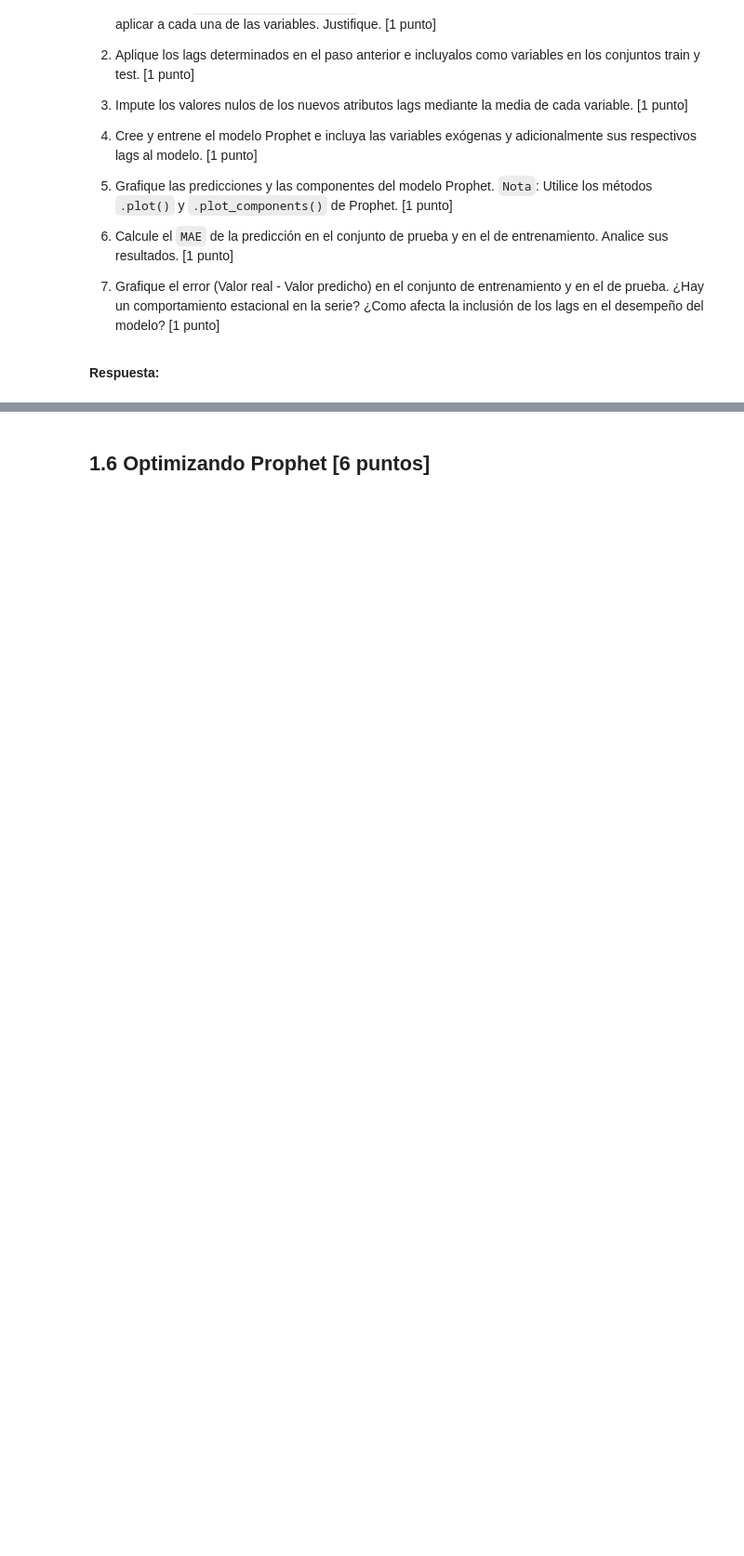
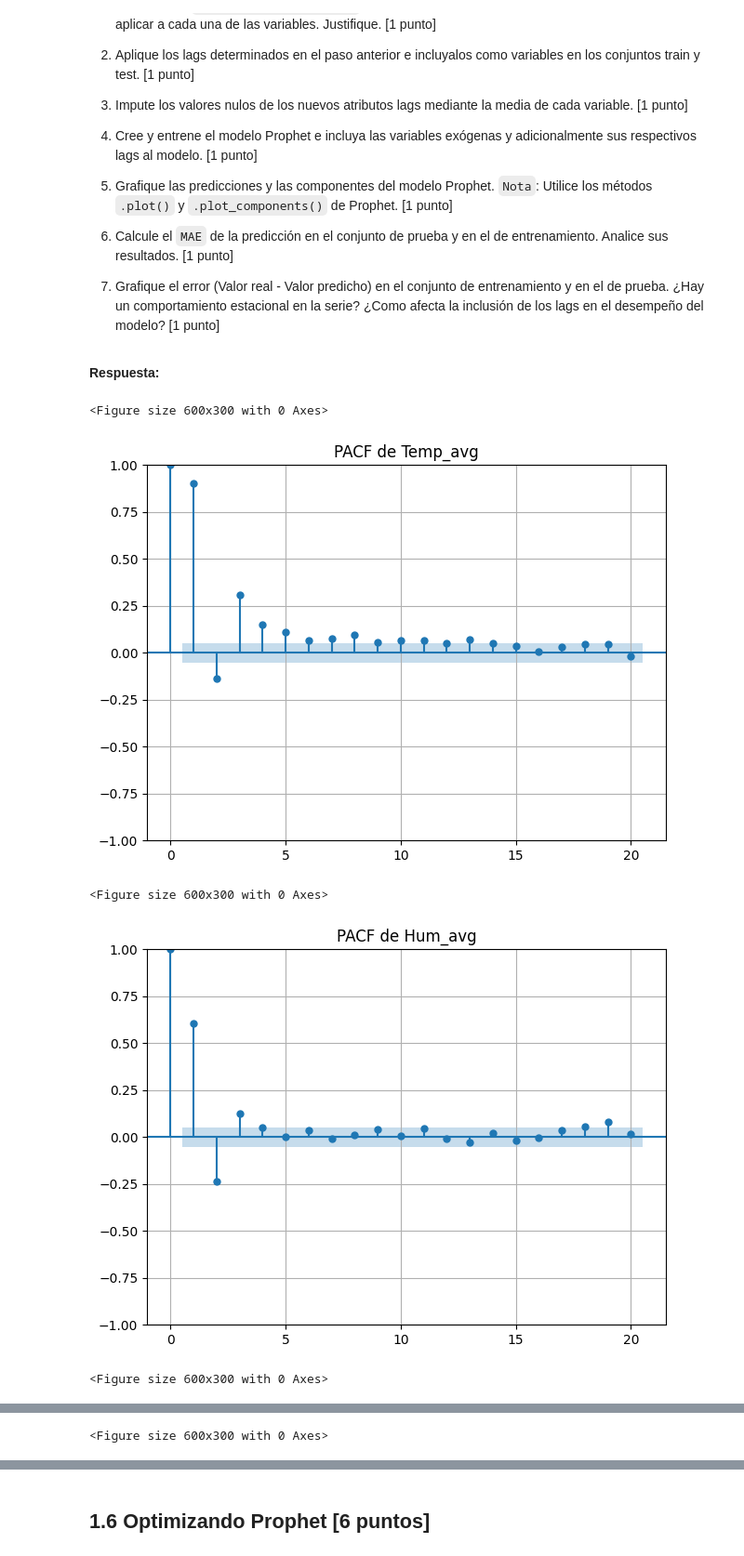
Before and after one commit to ignacio3645/MDS7202, a Jupyter notebook: Laboratorio_10/Lab10_enunciado.ipynb, the cells around one changed output, grey strips where cells are left out. Shown at 93% size. Cells and saved outputs as stored; diff of their text form; code cells hidden in the pictures; blank space fills up the shorter version.

```diff
--- a/Laboratorio_10/Lab10_enunciado.ipynb
+++ b/Laboratorio_10/Lab10_enunciado.ipynb
@@ -223,0 +700,20 @@ Para ello, a usted se le pide que:
+# %%
+from statsmodels.graphics.tsaplots import plot_pacf
+import matplotlib.pyplot as plt
+
+avg_vars = ['Temp_avg', 'Hum_avg', 'Wind_avg', 'Press_avg']
+
+# PACF para cada variable
+for var in avg_vars:
+    plt.figure(figsize=(6, 3))
+    plot_pacf(frink[var].dropna(), lags=20, method='ywm')
+    plt.title(f'PACF de {var}')
+    plt.grid(True)
+    plt.tight_layout()
+    plt.show()
+# %% [output]
+<Figure size 600x300 with 0 Axes>
+[figure, added]
+<Figure size 600x300 with 0 Axes>
+[figure, added]
+<Figure size 600x300 with 0 Axes>
@@ -223,0 +721 @@ Para ello, a usted se le pide que:
+<Figure size 600x300 with 0 Axes>
```
Also changed, not shown: parts of 42 cells of this notebook.
